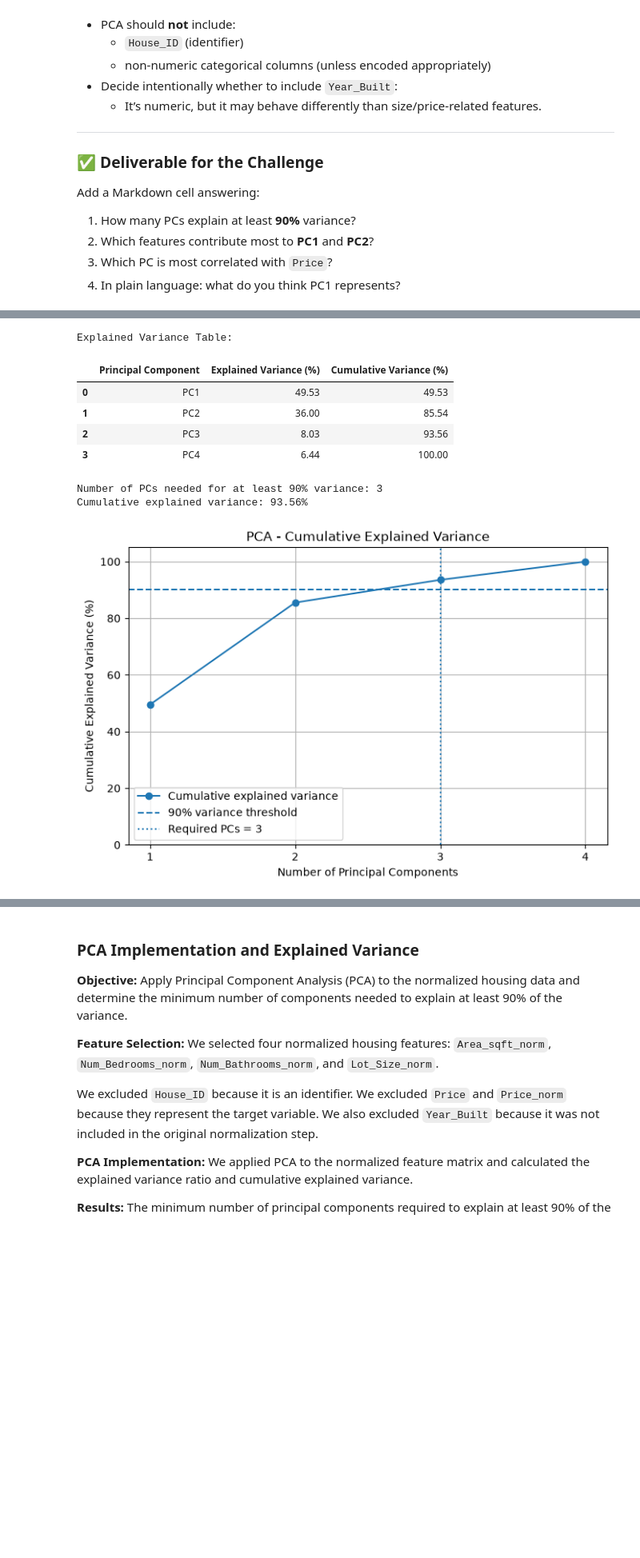
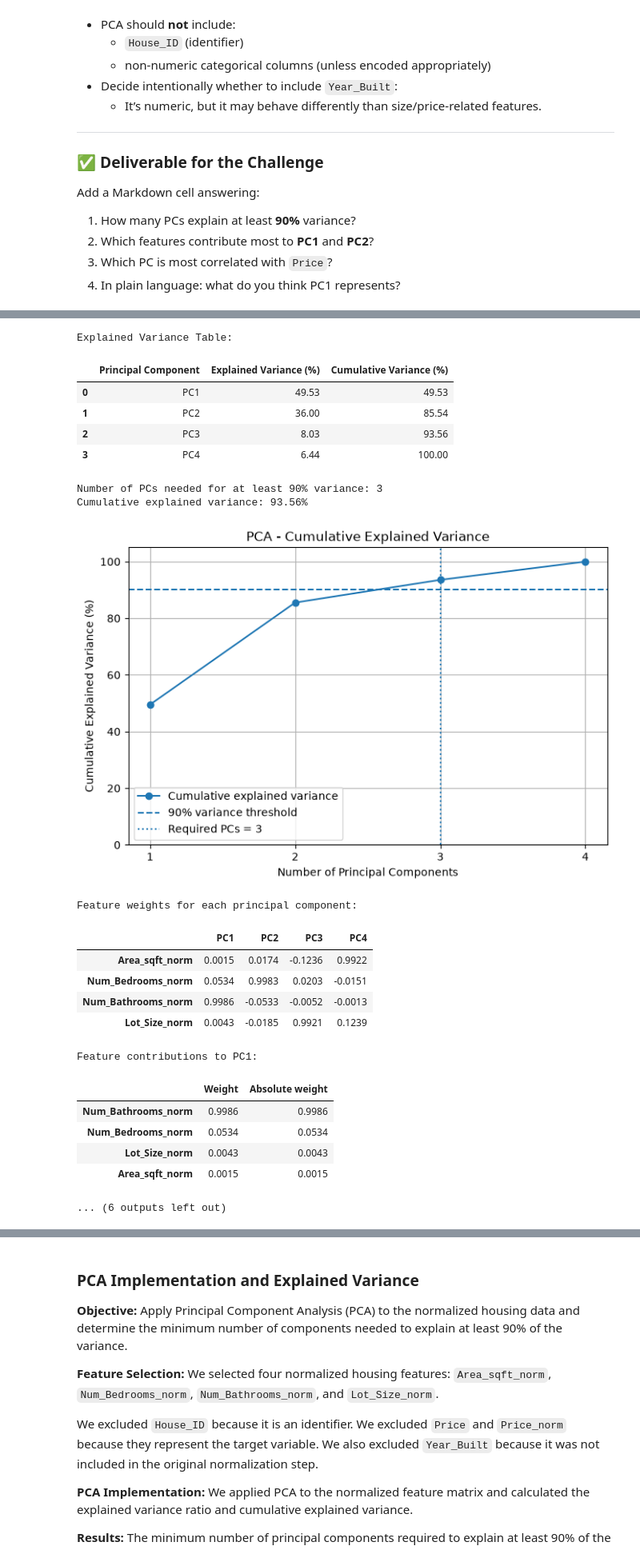
Before and after one commit to PreethiVNair/min-mix-normalization, a Jupyter notebook: MinMax_Normalization_Workshop.ipynb, the cells around one changed output, grey strips where cells are left out. Shown at 80% size. Saved outputs shown, nothing was run; the diff lists cells and outputs as text; code cells hidden in the pictures; blank space fills up the shorter version.

```diff
--- a/MinMax_Normalization_Workshop.ipynb
+++ b/MinMax_Normalization_Workshop.ipynb
@@ -458,7 +491,6 @@ import pandas as pd
 import numpy as np
 
 from sklearn.decomposition import PCA
-from sklearn.preprocessing import StandardScaler
 import matplotlib.pyplot as plt
 
 
@@ -597,37 +629,102 @@ plt.legend()
 plt.show()
 
 # ---- Step E: Loadings (feature contributions to PCs) ----
+# Store the feature weights for each principal component.
+loadings_df = pd.DataFrame(
+    pca.components_.T,
+    index=candidate_features,
+    columns=pc_names
+)
 
+print("\nFeature weights for each principal component:")
+display(loadings_df.round(4))
+
+# Rank features by their absolute weights in PC1 and PC2.
+for component in ["PC1", "PC2"]:
+    contribution_table = pd.DataFrame({
+        "Weight": loadings_df[component],
+        "Absolute weight": loadings_df[component].abs()
+    }).sort_values(
+        "Absolute weight",
+        ascending=False
+    )
+
+    print(f"\nFeature contributions to {component}:")
+    display(contribution_table.round(4))
 # ---- Step F: Relate PCs to the target (simple correlation) ----
+# Calculate each component's correlation with the original Price.
+price_correlations = pca_df.corrwith(y_price)
+
+# Rank components by the strength of their correlation.
+correlation_df = pd.DataFrame({
+    "Correlation with Price": price_correlations,
+    "Absolute correlation": price_correlations.abs()
+}).sort_values(
+    "Absolute correlation",
+    ascending=False
+)
+
+print("\nPrincipal component correlations with Price:")
+display(correlation_df.round(4))
+
+# Identify the component with the strongest absolute correlation.
+strongest_pc = correlation_df.index[0]
+
+print(f"\nComponent most strongly correlated with Price: {strongest_pc}")
+
+# Show which features contribute most to that component.
+strongest_contributions = pd.DataFrame({
+    "Weight": loadings_df[strongest_pc],
+    "Absolute weight": loadings_df[strongest_pc].abs()
+}).sort_values(
+    "Absolute weight",
+    ascending=False
+)
+
+print(f"\nFeature contributions to {strongest_pc}:")
+display(strongest_contributions.round(4))
 # %% [output]
 Features selected for PCA:
 ['Area_sqft_norm', 'Num_Bedrooms_norm', 'Num_Bathrooms_norm', 'Lot_Size_norm']
 
 PCA input shape:
 (2000, 4)
 
 Normalized feature ranges:
 |  | Area_sqft_norm | Num_Bedrooms_norm | Num_Bathrooms_norm | Lot_Size_norm |
 | min | 0.0 | 0.0 | 0.0 | 0.0 |
 | max | 1.0 | 1.0 | 1.0 | 1.0 |
 All selected features contain valid numerical values.
 
 Number of PCA components:
 4
 
 First five transformed rows:
 |  | PC1 | PC2 | PC3 | PC4 |
 | 0 | 0.515913 | -0.023427 | -0.084471 | -0.111147 |
 | 1 | 0.003428 | -0.245054 | -0.091349 | -0.027893 |
 | 2 | 0.043559 | 0.500959 | -0.010716 | -0.128116 |
 | 3 | 0.044998 | 0.496533 | 0.284851 | -0.018405 |
 | 4 | -0.508723 | -0.476258 | 0.140518 | -0.256093 |
 Explained Variance Table:
 |  | Principal Component | Explained Variance (%) | Cumulative Variance (%) |
 | 0 | PC1 | 49.53 | 49.53 |
 | 1 | PC2 | 36.00 | 85.54 |
 | 2 | PC3 | 8.03 | 93.56 |
 | 3 | PC4 | 6.44 | 100.00 |
 Number of PCs needed for at least 90% variance: 3
 Cumulative explained variance: 93.56%
 [figure]
+Feature weights for each principal component:
+|  | PC1 | PC2 | PC3 | PC4 |
+| Area_sqft_norm | 0.0015 | 0.0174 | -0.1236 | 0.9922 |
+| Num_Bedrooms_norm | 0.0534 | 0.9983 | 0.0203 | -0.0151 |
+| Num_Bathrooms_norm | 0.9986 | -0.0533 | -0.0052 | -0.0013 |
+| Lot_Size_norm | 0.0043 | -0.0185 | 0.9921 | 0.1239 |
+Feature contributions to PC1:
+|  | Weight | Absolute weight |
+| Num_Bathrooms_norm | 0.9986 | 0.9986 |
+| Num_Bedrooms_norm | 0.0534 | 0.0534 |
+| Lot_Size_norm | 0.0043 | 0.0043 |
+| Area_sqft_norm | 0.0015 | 0.0015 |
+... (6 outputs left out)
```
Also changed, not shown: parts of 24 cells of this notebook, 1 other file.
